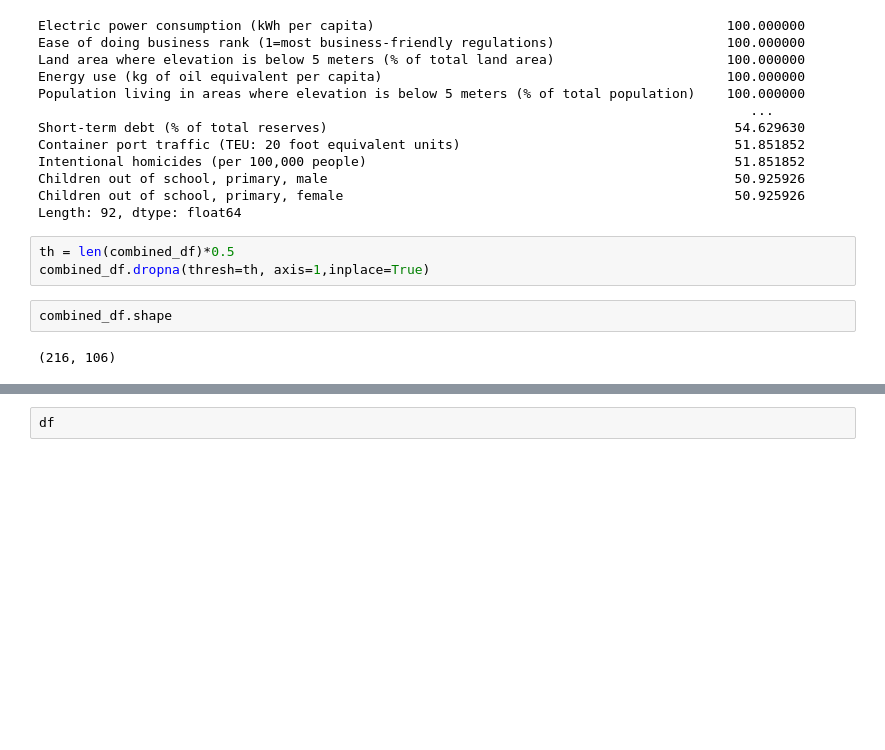
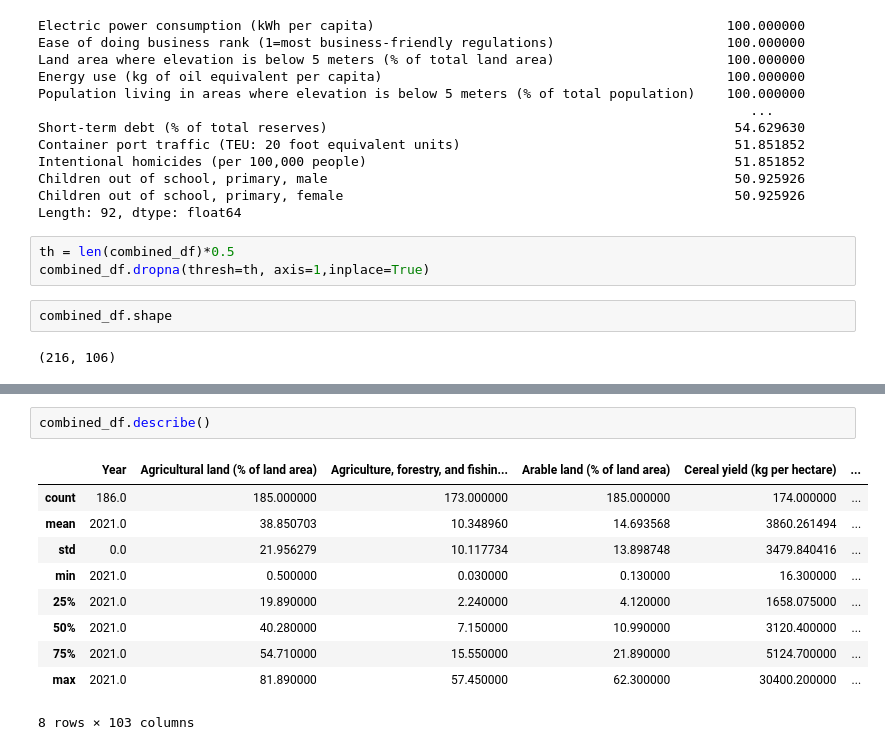
Before and after one commit to NareMu/ML-Classification-and-Clustering-Project, a Jupyter notebook: proj1/part1.ipynb, the cells around one changed output, grey strips where cells are left out. Drawn from its saved outputs; the diff is of its cells as text; blank space fills up the shorter version.

```diff
--- a/proj1/part1.ipynb
+++ b/proj1/part1.ipynb
@@ -198,3 +186,14 @@ ThirdWorld
 Length: 106, dtype: float64
-# %%
-df
+# %%
+combined_df.describe()
+# %% [output]
+|  | Year | Agricultural land (% of land area) | Agriculture, forestry, and fishin... | Arable land (% of land area) | Cereal yield (kg per hectare) | ... |
+| count | 186.0 | 185.000000 | 173.000000 | 185.000000 | 174.000000 | ... |
+| mean | 2021.0 | 38.850703 | 10.348960 | 14.693568 | 3860.261494 | ... |
+| std | 0.0 | 21.956279 | 10.117734 | 13.898748 | 3479.840416 | ... |
+| min | 2021.0 | 0.500000 | 0.030000 | 0.130000 | 16.300000 | ... |
+| 25% | 2021.0 | 19.890000 | 2.240000 | 4.120000 | 1658.075000 | ... |
+| 50% | 2021.0 | 40.280000 | 7.150000 | 10.990000 | 3120.400000 | ... |
+| 75% | 2021.0 | 54.710000 | 15.550000 | 21.890000 | 5124.700000 | ... |
+| max | 2021.0 | 81.890000 | 57.450000 | 62.300000 | 30400.200000 | ... |
+8 rows × 103 columns
```
Also changed, not shown: parts of 19 cells of this notebook.
